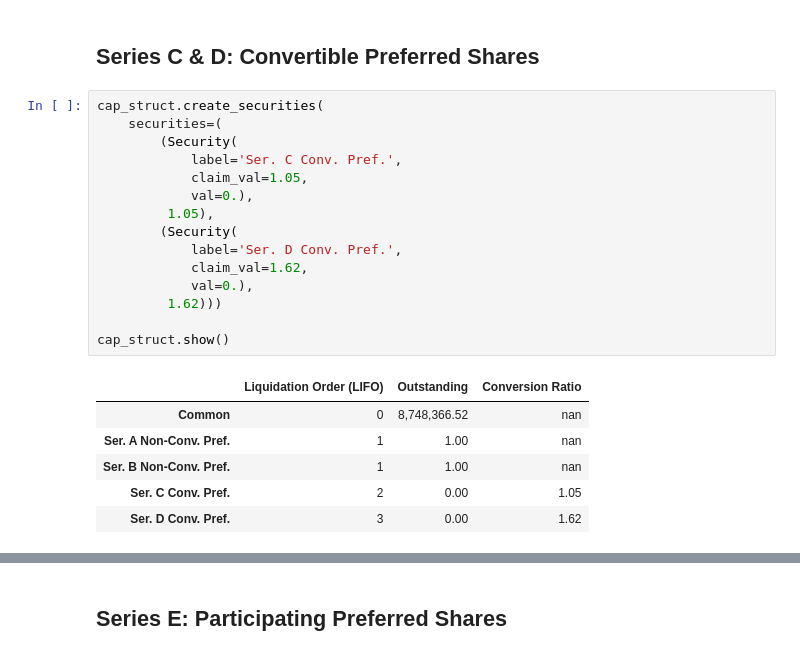
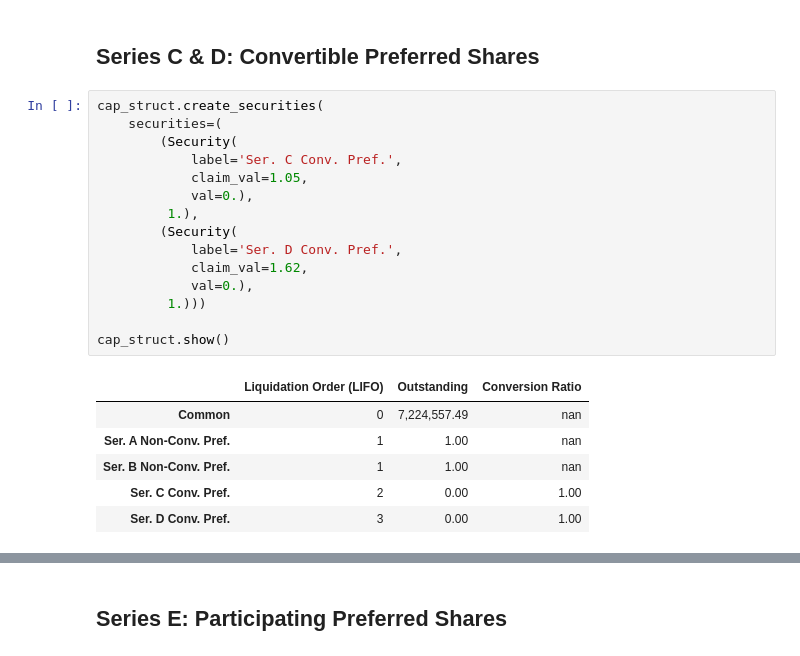
Before and after one commit to TheVinhLuong102/ChicagoBooth-EntrepreneurialFinancePrivateEquity, a Jupyter notebook: Metapath Software/Metapath Software.ipynb, the cells around one changed output, grey strips where cells are left out. Drawn from its saved outputs; the diff is of its cells as text.

```diff
--- a/Metapath Software/Metapath Software.ipynb
+++ b/Metapath Software/Metapath Software.ipynb
@@ -169,25 +169,25 @@ TOTAL                                    100,000,009.37   1.00
 # %%
 cap_struct.create_securities(
     securities=(
         (Security(
             label='Ser. C Conv. Pref.',
             claim_val=1.05,
             val=0.),
-         1.05),
+         1.),
         (Security(
             label='Ser. D Conv. Pref.',
             claim_val=1.62,
             val=0.),
-         1.62)))
+         1.)))
 
 cap_struct.show()
 # %% [output]
 |  | Liquidation Order (LIFO) | Outstanding | Conversion Ratio |
-| Common | 0 | 8,748,366.52 | nan |
+| Common | 0 | 7,224,557.49 | nan |
 | Ser. A Non-Conv. Pref. | 1 | 1.00 | nan |
 | Ser. B Non-Conv. Pref. | 1 | 1.00 | nan |
-| Ser. C Conv. Pref. | 2 | 0.00 | 1.05 |
-| Ser. D Conv. Pref. | 3 | 0.00 | 1.62 |
+| Ser. C Conv. Pref. | 2 | 0.00 | 1.00 |
+| Ser. D Conv. Pref. | 3 | 0.00 | 1.00 |
 # %%
 series_c_nb_units = 1000002. / 1.05
 cap_struct.issue(
```
Also changed, not shown: parts of 9 cells of this notebook.
